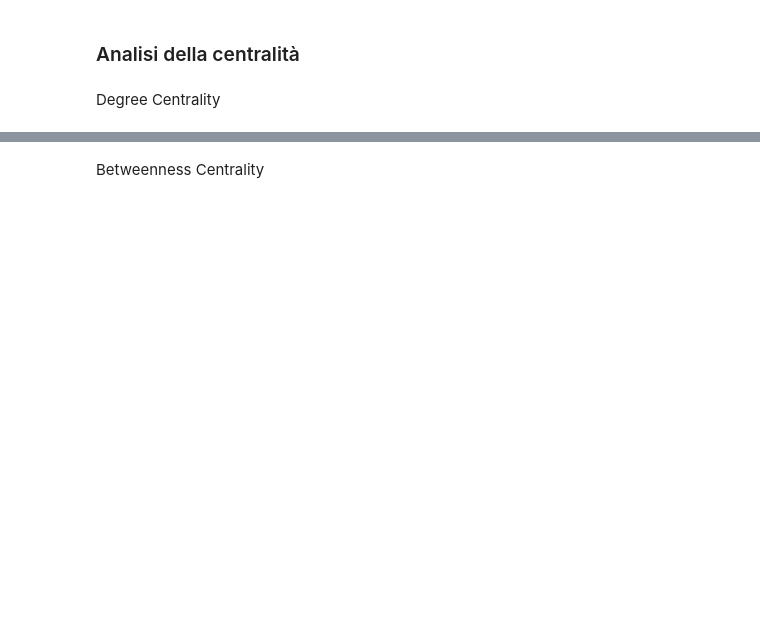
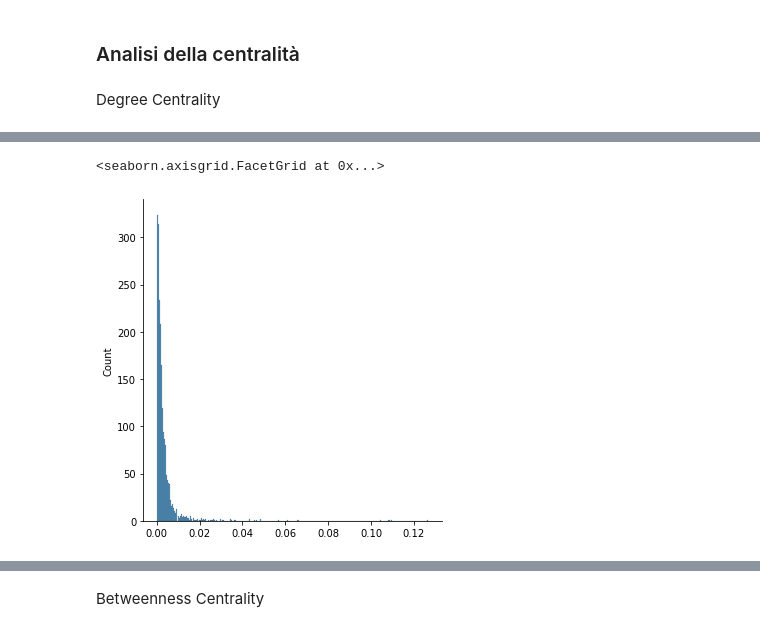
Before and after one commit to MatteoFerretti98/Project_NetworkX_Twitch, a Jupyter notebook: analisi_DE.ipynb, the cells around one changed output, grey strips where cells are left out. Cells and saved outputs as stored; diff of their text form; code cells hidden in the pictures; blank space fills up the shorter version.

```diff
--- a/analisi_DE.ipynb
+++ b/analisi_DE.ipynb
@@ -59,4 +116,7 @@ sns.barplot(list(deg.keys()), list(deg.values()))
 # %%
-sns.displot(list(deg.value()))
+sns.displot(list(deg.values()))
+# %% [output]
+<seaborn.axisgrid.FacetGrid at 0x...>
+[figure, added]
 # %%
 plt.figure(figsize=(12,12))
```
Also changed, not shown: parts of 32 cells of this notebook, 2 other files.
